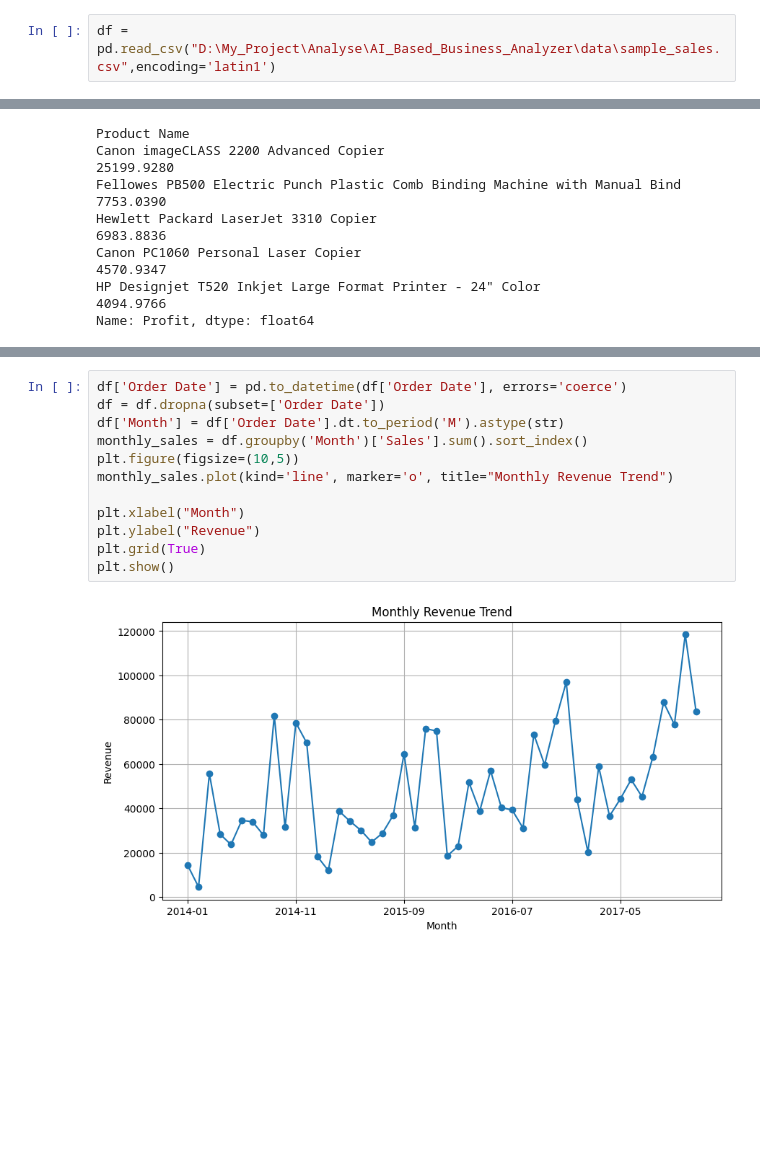
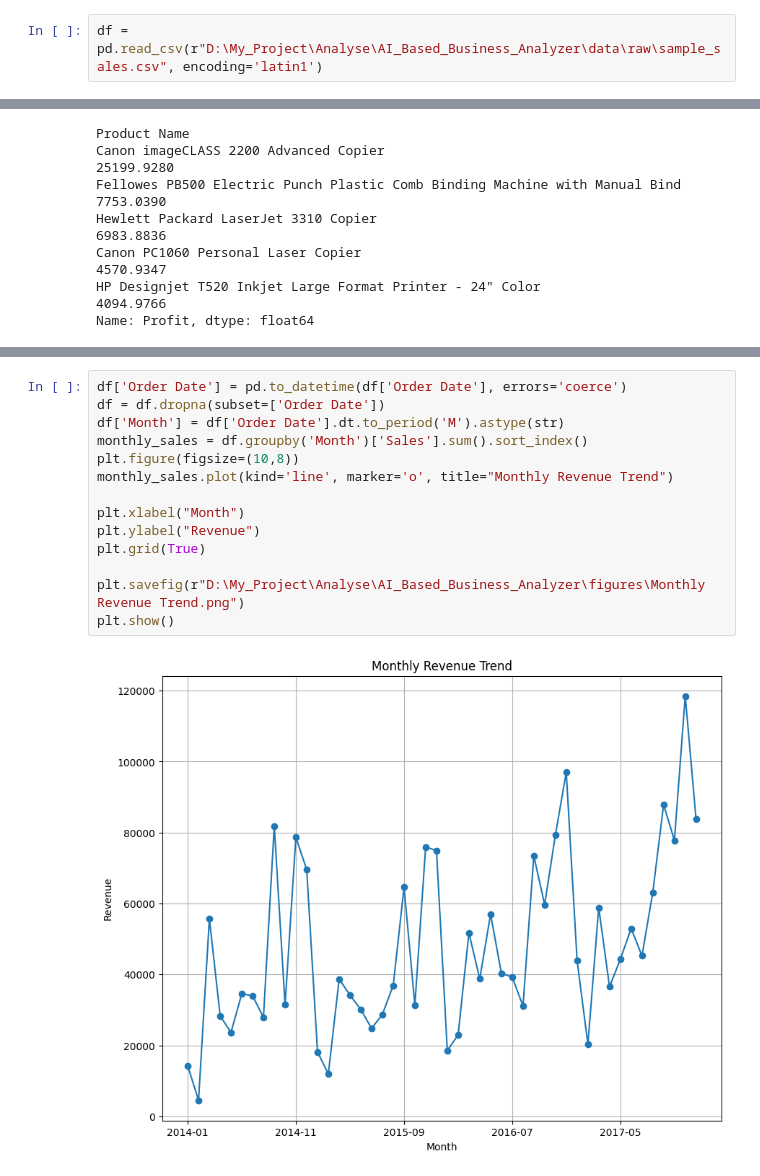
Before and after one commit to HimashMadushanka/AI_Based_Business_Analyzer, a Jupyter notebook: notebook/02_analysis.ipynb, the cells around one changed output, grey strips where cells are left out. Drawn from its saved outputs; the diff is of its cells as text; blank space fills up the shorter version.

```diff
--- a/notebook/02_analysis.ipynb
+++ b/notebook/02_analysis.ipynb
@@ -2,7 +2,7 @@
 import pandas as pd
 import matplotlib.pyplot as plt
 # %%
-df = pd.read_csv("D:\My_Project\Analyse\AI_Based_Business_Analyzer\data\sample_sales.csv",encoding='latin1')
+df = pd.read_csv(r"D:\My_Project\Analyse\AI_Based_Business_Analyzer\data\raw\sample_sales.csv", encoding='latin1')
 # %%
 top_products = df.groupby('Product Name')['Profit'].sum().sort_values(ascending=False).head(5)
 print(top_products)
@@ -45,16 +47,18 @@ Freq: M, Name: Sales, dtype: float64
 # %%
 df['Order Date'] = pd.to_datetime(df['Order Date'], errors='coerce')
 df = df.dropna(subset=['Order Date'])
 df['Month'] = df['Order Date'].dt.to_period('M').astype(str)
 monthly_sales = df.groupby('Month')['Sales'].sum().sort_index()
-plt.figure(figsize=(10,5))
+plt.figure(figsize=(10,8))
 monthly_sales.plot(kind='line', marker='o', title="Monthly Revenue Trend")
 
 plt.xlabel("Month")
 plt.ylabel("Revenue")
 plt.grid(True)
+
+plt.savefig(r"D:\My_Project\Analyse\AI_Based_Business_Analyzer\figures\Monthly Revenue Trend.png")
 plt.show()
 # %% [output]
-[figure, old version]
+[figure, new version]
 # %%
 import datetime as dt
```
Also changed, not shown: parts of 2 cells of this notebook, 6 other files.
